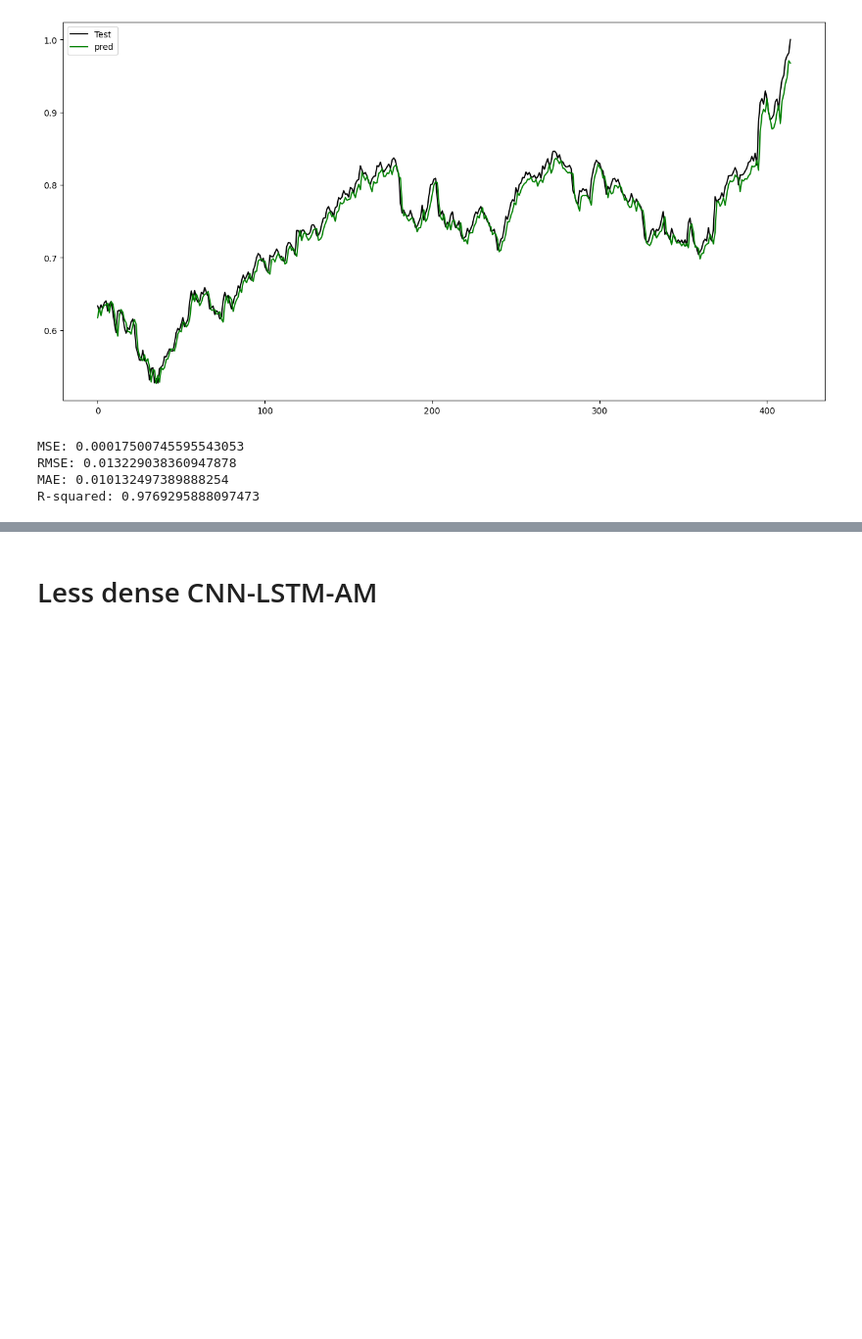
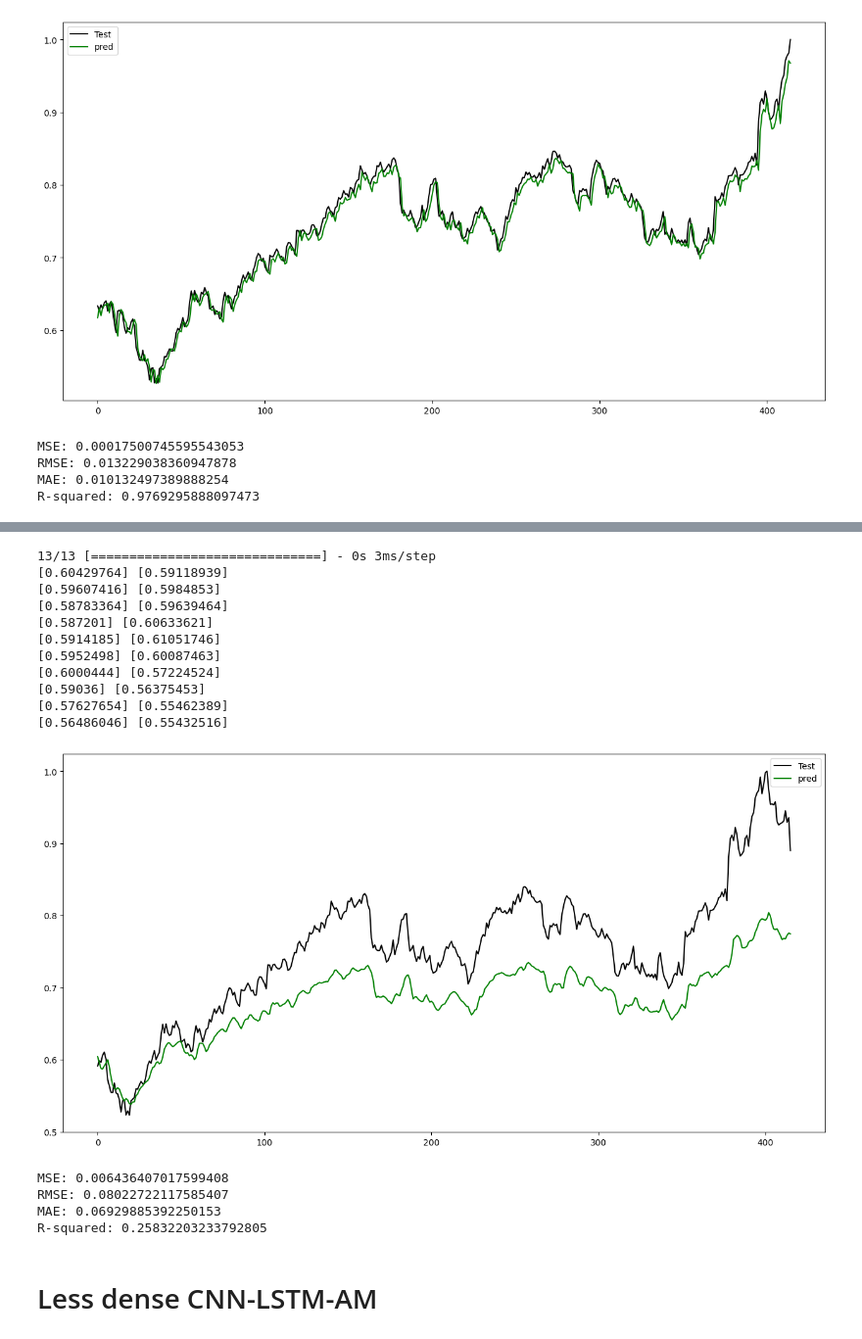
Before and after one commit to muditstja/Deep-learning, a Jupyter notebook: CNN_LSTM_stock_price_prediction.ipynb, the cells around one changed output, grey strips where cells are left out. Shown at 98% size. Cells and saved outputs as stored; diff of their text form; code cells hidden in the pictures; blank space fills up the shorter version.

```diff
--- a/CNN_LSTM_stock_price_prediction.ipynb
+++ b/CNN_LSTM_stock_price_prediction.ipynb
@@ -1158,0 +1292,25 @@ R-squared: 0.9769295888097473
+# %%
+import numpy as np
+import tensorflow as tf
+from tensorflow.keras.models import Sequential
+from tensorflow.keras.layers import SimpleRNN, Dense, Dropout
+from sklearn.preprocessing import MinMaxScaler
+from sklearn.model_selection import train_test_split
+
+# Parameters
+backcandles = 21  # Number of time steps
+features = 11  # Number of features in the dataset
+
+# Build the RNN model
+model = Sequential()
+model.add(SimpleRNN(50, activation='tanh', return_sequences=True, input_shape=(backcandles, features)))
+model.add(Dropout(0.2))
+model.add(SimpleRNN(50, activation='tanh'))
+model.add(Dropout(0.2))
+model.add(Dense(1, activation='linear'))
+
+# Compile the model
+model.compile(optimizer='adam', loss='mean_squared_error', metrics=['mae'])
+
+# Summary of the model
+model.summary()
@@ -1158,0 +1337,3 @@ R-squared: 0.9769295888097473
+# %%
+# Train the model
+model.fit(X_train, y_train, epochs=100, batch_size=32, validation_split=0.1, shuffle=True)
@@ -1159,3 +1362,43 @@ R-squared: 0.9769295888097473
+# %%
+y_pred = model.predict(X_test)
+#y_pred=np.where(y_pred > 0.43, 1,0)
+for i in range(10):
+    print(y_pred[i], y_test[i])
+plt.figure(figsize=(16,8))
+plt.plot(y_test, color = 'black', label = 'Test')
+plt.plot(y_pred, color = 'green', label = 'pred')
+plt.legend()
+plt.show()
+# %% [output]
+13/13 [==============================] - 0s 3ms/step
+[0.60429764] [0.59118939]
+[0.59607416] [0.5984853]
+[0.58783364] [0.59639464]
+[0.587201] [0.60633621]
+[0.5914185] [0.61051746]
+[0.5952498] [0.60087463]
+[0.6000444] [0.57224524]
+[0.59036] [0.56375453]
+[0.57627654] [0.55462389]
+[0.56486046] [0.55432516]
+[figure, added]
+# %%
+from sklearn.metrics import mean_squared_error
+mse = mean_squared_error(y_test, y_pred)
+print("MSE:", mse)
+rmse = np.sqrt(mse)
+print("RMSE:", rmse)
+from sklearn.metrics import mean_absolute_error
+mae = mean_absolute_error(y_test, y_pred)
+print("MAE:", mae)
+from sklearn.metrics import r2_score
+r2 = r2_score(y_test, y_pred)
+print("R-squared:", r2)
+# %% [output]
+MSE: 0.006436407017599408
+RMSE: 0.08022722117585407
+MAE: 0.06929885392250153
+R-squared: 0.25832203233792805
 # %% [markdown]
 # Less dense CNN-LSTM-AM
 # %%
```
Also changed, not shown: parts of 47 cells of this notebook.
